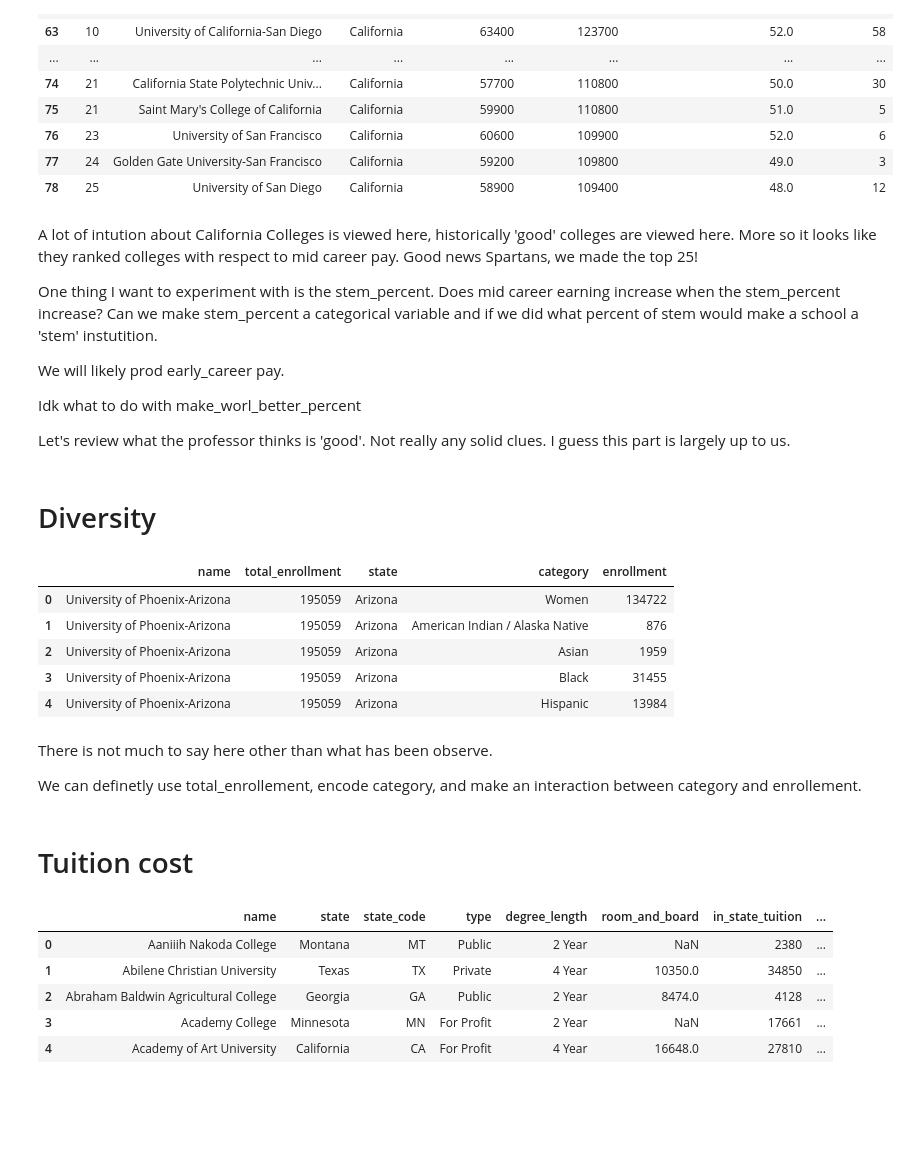
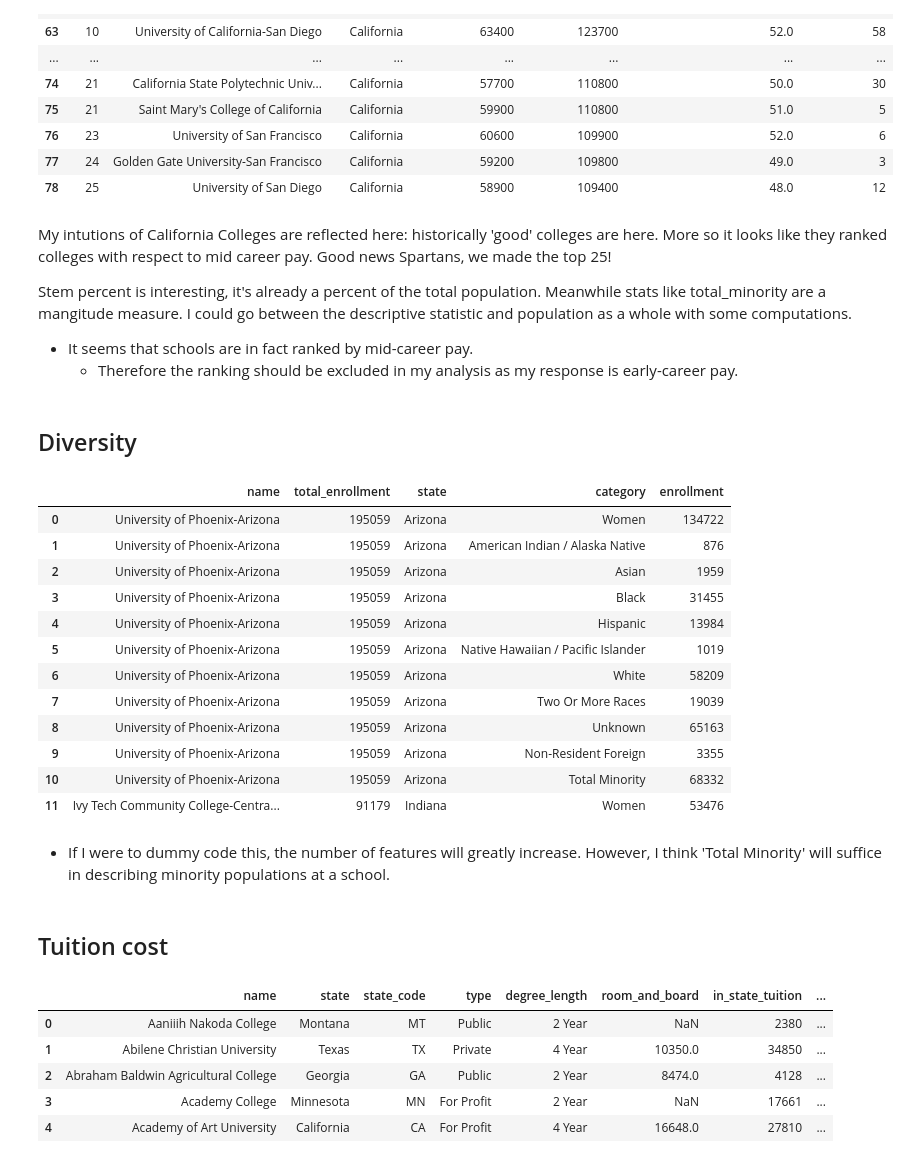
Before and after one commit to brandenlopez-909/RepositoryHub, a Jupyter notebook: College tuition, diversity, and pay/Datasets/Merge and Clean.ipynb, the cells around one changed output. Cells and saved outputs as stored; diff of their text form; code cells hidden in the pictures; blank space fills up the shorter version.

```diff
--- a/College tuition, diversity, and pay/Datasets/Merge and Clean.ipynb
+++ b/College tuition, diversity, and pay/Datasets/Merge and Clean.ipynb
@@ -193,32 +199,34 @@ salary_potential[salary_potential['state_name'] == 'California']
 | 77 | 24 | Golden Gate University-San Francisco | California | 59200 | 109800 | 49.0 | 3 |
 | 78 | 25 | University of San Diego | California | 58900 | 109400 | 48.0 | 12 |
 # %% [markdown]
-A lot of intution about California Colleges is viewed here, historically 'good' colleges are viewed here. More so it looks like they ranked colleges with respect to mid career pay. Good news Spartans, we made the top 25!
+My intutions of California Colleges are reflected here: historically 'good' colleges are here. More so it looks like they ranked colleges with respect to mid career pay. Good news Spartans, we made the top 25!
 
-One thing I want to experiment with is the stem_percent. Does mid career earning increase when the stem_percent increase? Can we make stem_percent a categorical variable and if we did what percent of stem would make a school a 'stem' instutition.
+Stem percent is interesting, it's already a percent of the total population. Meanwhile stats like total_minority are a mangitude measure. I could go between the descriptive statistic and population as a whole with some computations.
 
-We will likely prod early_career pay.
-
-Idk what to do with make_worl_better_percent
-
-Let's review what the professor thinks is 'good'. Not really any solid clues. I guess this part is largely up to us.
+- It seems that schools are in fact ranked by mid-career pay.
+    - Therefore the ranking should be excluded in my analysis as my response is early-career pay.
 # %% [markdown]
-# Diversity
+## Diversity
 # %%
-diversity.head()
+diversity.head(12)
 # %% [output]
 |  | name | total_enrollment | state | category | enrollment |
 | 0 | University of Phoenix-Arizona | 195059 | Arizona | Women | 134722 |
 | 1 | University of Phoenix-Arizona | 195059 | Arizona | American Indian / Alaska Native | 876 |
 | 2 | University of Phoenix-Arizona | 195059 | Arizona | Asian | 1959 |
 | 3 | University of Phoenix-Arizona | 195059 | Arizona | Black | 31455 |
 | 4 | University of Phoenix-Arizona | 195059 | Arizona | Hispanic | 13984 |
+| 5 | University of Phoenix-Arizona | 195059 | Arizona | Native Hawaiian / Pacific Islander | 1019 |
+| 6 | University of Phoenix-Arizona | 195059 | Arizona | White | 58209 |
+| 7 | University of Phoenix-Arizona | 195059 | Arizona | Two Or More Races | 19039 |
+| 8 | University of Phoenix-Arizona | 195059 | Arizona | Unknown | 65163 |
+| 9 | University of Phoenix-Arizona | 195059 | Arizona | Non-Resident Foreign | 3355 |
+| 10 | University of Phoenix-Arizona | 195059 | Arizona | Total Minority | 68332 |
+| 11 | Ivy Tech Community College-Centra... | 91179 | Indiana | Women | 53476 |
 # %% [markdown]
-There is not much to say here other than what has been observe.
-
-We can definetly use total_enrollement, encode category, and make an interaction between category and enrollement.
+- If I were to dummy code this, the number of features will greatly increase. However, I think 'Total Minority' will suffice in describing minority populations at a school.
 # %% [markdown]
-# Tuition cost
+## Tuition cost
 # %%
 tuition_cost.head()
 # %% [output]
```
Also changed, not shown: parts of 64 cells of this notebook, 10 other files.
